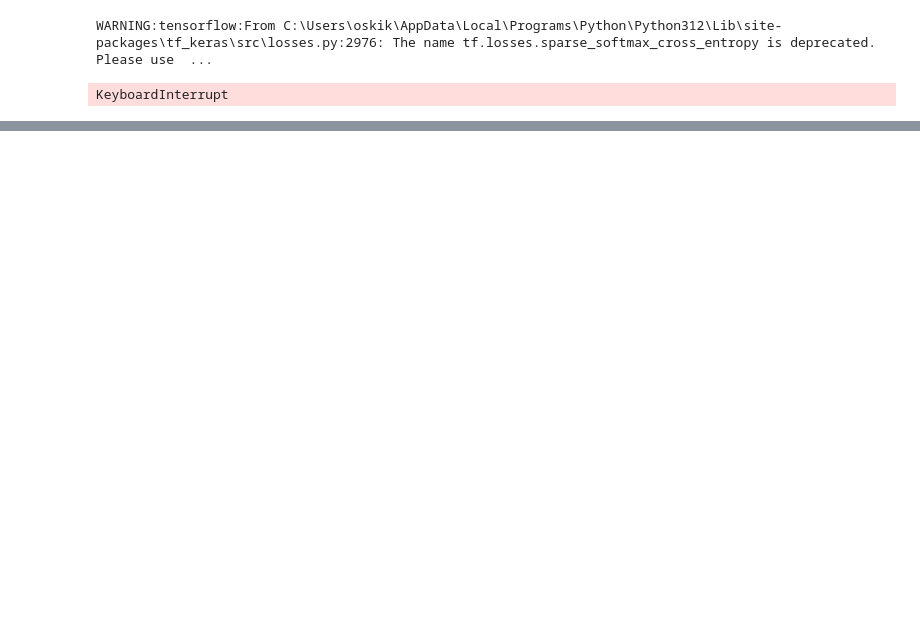
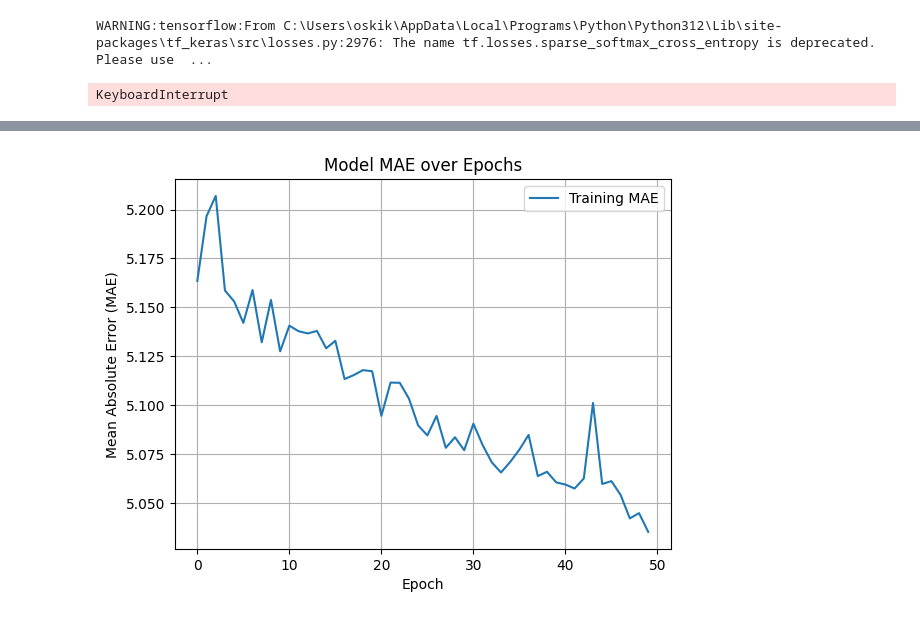
Before and after one commit to Azirral/de-face-recognition, a Jupyter notebook: Test.ipynb, the cells around one changed output, grey strips where cells are left out. Cells and saved outputs as stored; diff of their text form; code cells hidden in the pictures; blank space fills up the shorter version.

Commit message:
The basic of basics model

```diff
--- a/Test.ipynb
+++ b/Test.ipynb
@@ -135,0 +104,14 @@ traverse()
+# %%
+INPUT_DIM = all_x_sequences.shape[2]  # Number of features per frame (e.g., biosignals + embeddings)
+OUTPUT_DIM = all_y_sequences.shape[2]
+# %%
+model = tf.keras.Sequential([
+    tf.keras.layers.Input(shape=(SEQUENCE_LENGTH, INPUT_DIM)),    # Input shape: (sequence_length, features)
+    tf.keras.layers.LSTM(64, return_sequences=True),              # LSTM layer to capture temporal patterns
+    tf.keras.layers.Dense(32, activation='relu'),                 # Dense layer to reduce dimensionality
+    tf.keras.layers.Dense(OUTPUT_DIM, activation='sigmoid')       # Output layer with sigmoid for continuous values between 0 and 1
+])
+# %%
+model.compile(optimizer='adam', loss='mean_squared_error', metrics=['mae'])
+# %%
+history = model.fit(dataset, epochs=50)
@@ -135,0 +153,23 @@ traverse()
+# %%
+import matplotlib.pyplot as plt
+
+# After training, 'history' holds the metrics for each epoch
+# Plot MAE from the training history
+
+# Access 'mae' values for each epoch
+mae = history.history['mae']  # MAE for training data
+# If you had validation data, access validation MAE as well
+# val_mae = history.history['val_mae']
+
+# Plot training MAE
+plt.plot(mae, label='Training MAE')
+# Uncomment below if you have validation data to compare
+# plt.plot(val_mae, label='Validation MAE')
+plt.xlabel('Epoch')
+plt.ylabel('Mean Absolute Error (MAE)')
+plt.title('Model MAE over Epochs')
+plt.legend()
+plt.grid()
+plt.show()
+# %% [output]
+[figure, added]
```
Also changed, not shown: parts of 6 cells of this notebook.
